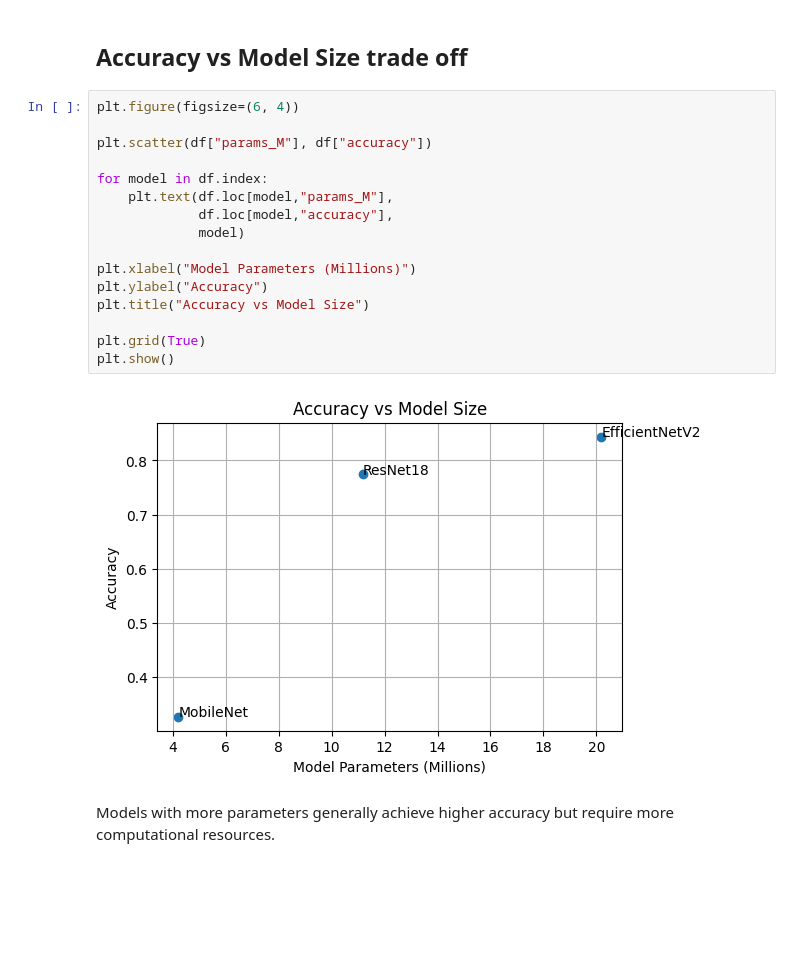
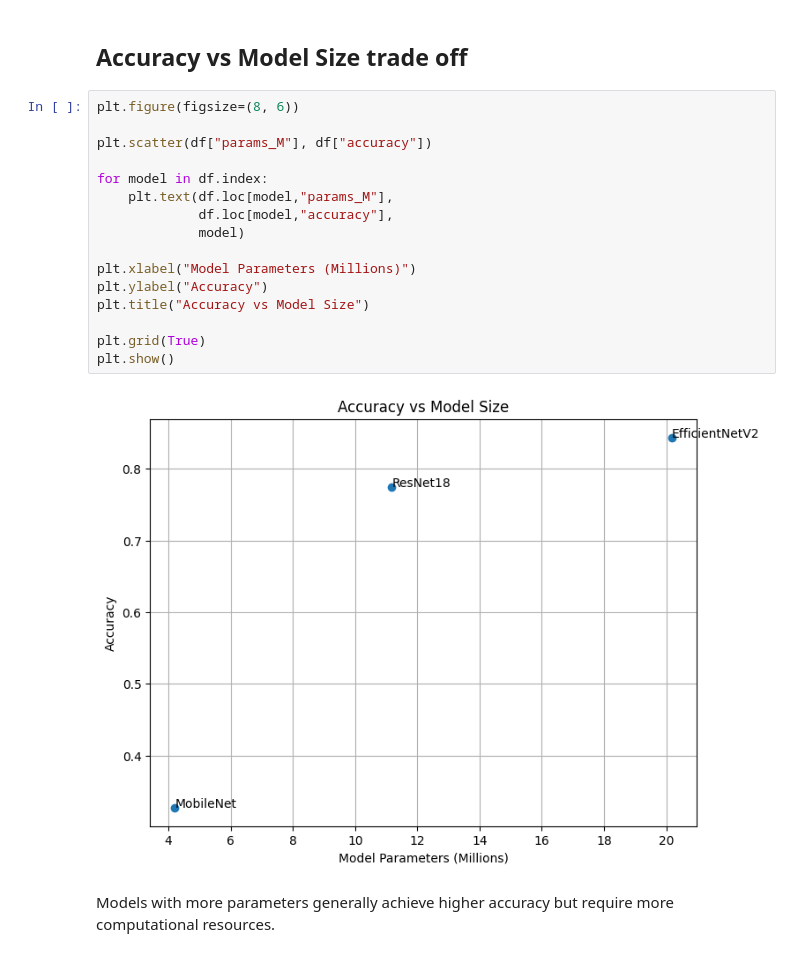
Before and after one commit to DT-Ashton/Mood-and-Attention-Monitoring-in-Online-Classrooms, a Jupyter notebook: benchmark.ipynb, the cells around one changed output. Cells and saved outputs as stored; diff of their text form; blank space fills up the shorter version.

```diff
--- a/benchmark.ipynb
+++ b/benchmark.ipynb
@@ -296,23 +296,23 @@ display(styled)
 # %% [markdown]
 ## Accuracy vs Model Size trade off
 # %%
-plt.figure(figsize=(6, 4))
+plt.figure(figsize=(8, 6))
 
 plt.scatter(df["params_M"], df["accuracy"])
 
 for model in df.index:
     plt.text(df.loc[model,"params_M"],
              df.loc[model,"accuracy"],
              model)
 
 plt.xlabel("Model Parameters (Millions)")
 plt.ylabel("Accuracy")
 plt.title("Accuracy vs Model Size")
 
 plt.grid(True)
 plt.show()
 # %% [output]
-[figure, old version]
+[figure, new version]
 # %% [markdown]
 Models with more parameters generally achieve higher accuracy but require more computational resources.
 # %% [markdown]
```
Also changed, not shown: parts of 2 cells of this notebook.
